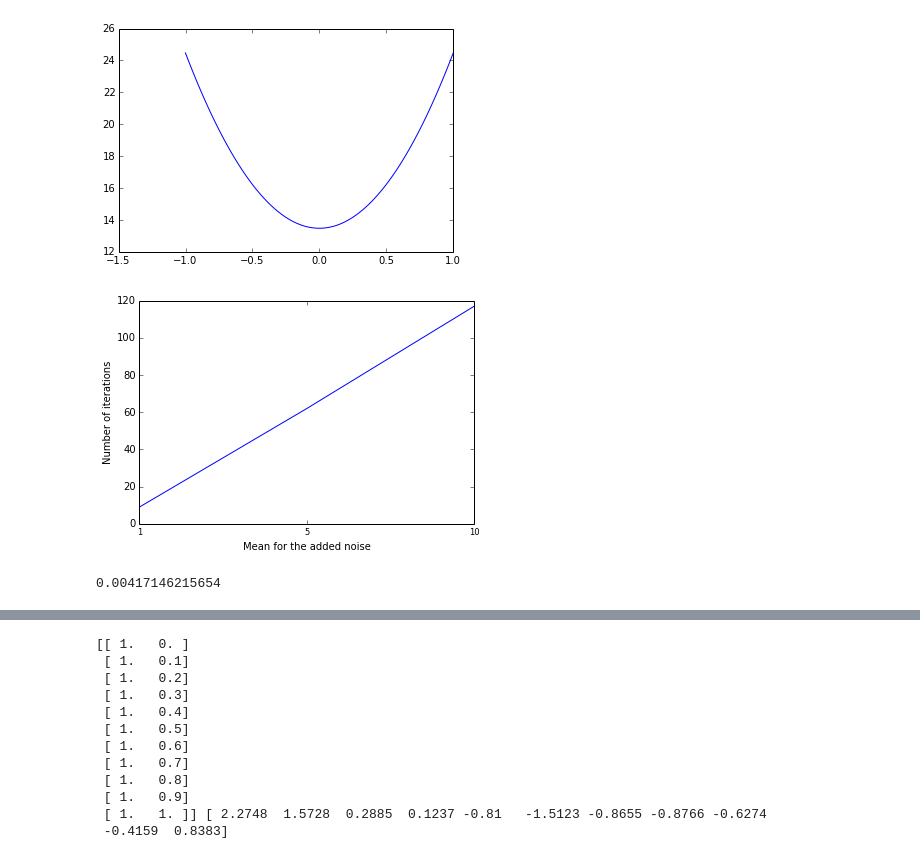
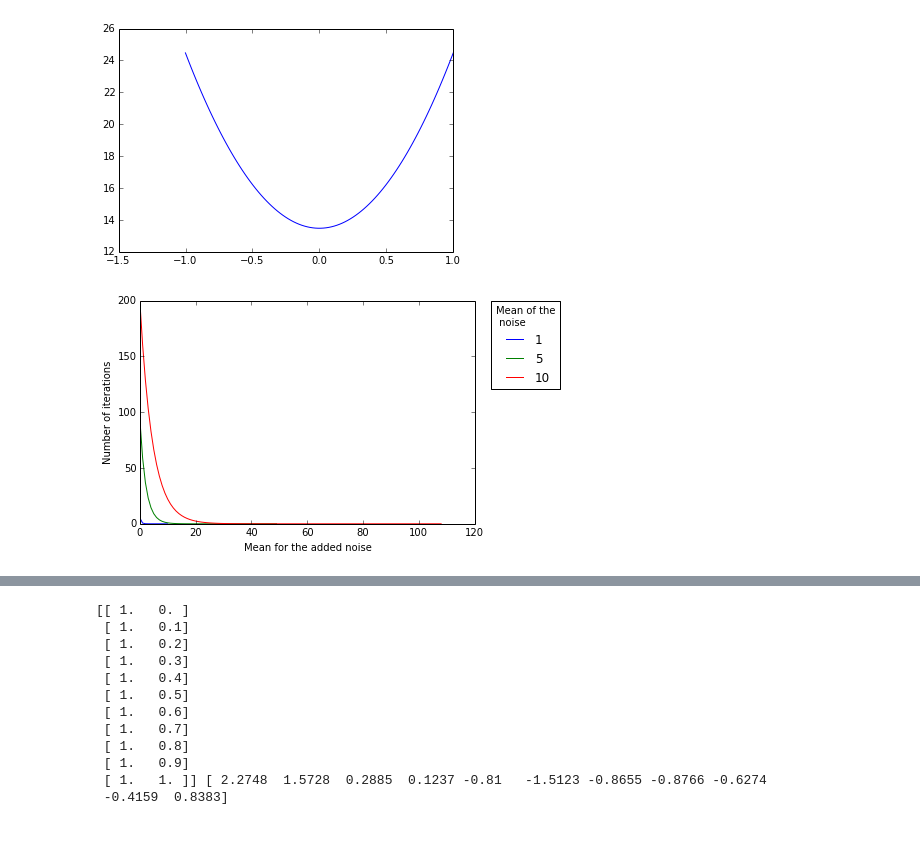
Before and after one commit to Divyagash/Class-6, a Jupyter notebook: PythonFiles/HW1.ipynb, the cells around one changed output, grey strips where cells are left out. Cells and saved outputs as stored; diff of their text form; code cells hidden in the pictures.

```diff
--- a/PythonFiles/HW1.ipynb
+++ b/PythonFiles/HW1.ipynb
@@ -872,24 +872,32 @@ SP2output =  batchGradientDiscent(SSEPolynomialBasis,SP2,step,1e-8,1000,designMa
 step = 1/np.linalg.norm(SSEPolynomialBasis(SP3,designMat,Y)[1])
 SP3output =  batchGradientDiscent(SSEPolynomialBasis,SP3,step,1e-8,1000,designMat,Y)
 
-Iterations0 = [SP1output[3],SP2output[3],SP3output[3] ]
+Iterations0 = [SP1output[1],SP2output[3],SP3output[3] ]
 
 #SP3output
+SP3output[1]
 W1 = ['1','5','10']
+Iterations0[1]
+a = SP1output[1]
+b = SP2output[1]
+c = SP3output[1]
 # %%
 #plt.plot(W1,Iterations)
-plt.plot(range(len(Iterations)),Iterations,label='$\lambda$ = 0.1')
+plt.plot(range(len(a)),a,label='1')
+plt.plot(range(len(b)),b,label='5')
+plt.plot(range(len(c)),c,label='10')
 #plt.plot(range(len(RRLambda0_5M10)),RRLambda0_5M10,label='$\lambda$ = 0.5')
 #plt.plot(range(len(RRLambda1M10)),RRLambda1M10,label='$\lambda$ = 1')
 #plt.plot(range(len(RRLambda2M10)),RRLambda2M10,label='$\lambda$ =2')
 #plt.plot(range(len(RRLambda5M10)),RRLambda5M10,label='$\lambda$ = 5')
-plt.xticks(range(len(W1)),W1, size='small')
-#plt.legend(bbox_to_anchor=(1.05, 1), loc=2, borderaxespad=0.)
+#plt.xticks(range(len(W1)),W1, size='small')
+plt.legend(bbox_to_anchor=(1.05, 1), loc=2, borderaxespad=0.,title = "Mean of the \n noise")
 plt.xlabel('Mean for the added noise')
 plt.ylabel('Number of iterations')
+#plt.yscale('log')
 plt.show()
 # %% [output]
-[figure, old version]
+[figure, new version]
 # %%
 # Generate Plots for all these
 # %%
@@ -907,16 +915,13 @@ step1Iter = []
 step2Iter = []
 step3Iter = []
 step4Iter = []
-for i in range(10):
-    SP1output =  batchGradientDiscent(SSEPolynomialBasis,SP3,step,1e-8,1000,designMat,Y)
-    SP2output =  batchGradientDiscent(SSEPolynomialBasis,SP3,step2,1e-8,1000,designMat,Y)
+#for i in range(10):
+SP1output =  batchGradientDiscent(SSEPolynomialBasis,SP3,step,1e-8,1000,designMat,Y)
+SP2output =  batchGradientDiscent(SSEPolynomialBasis,SP3,step2,1e-8,1000,designMat,Y)
 
-    SP3output =  batchGradientDiscent(SSEPolynomialBasis,SP3,step3,1e-8,1000,designMat,Y)
-    SP4output =  batchGradientDiscent(SSEPolynomialBasis,SP3,step4,1e-8,1000,designMat,Y)
-    step1Iter.append(SP1output[3])
-    step2Iter.append(SP2output[3])
-    step3Iter.append(SP3output[3])
-    step4Iter.append(SP4output[3])
+SP3output =  batchGradientDiscent(SSEPolynomialBasis,SP3,step3,1e-8,1000,designMat,Y)
+SP4output =  batchGradientDiscent(SSEPolynomialBasis,SP3,step4,1e-8,1000,designMat,Y)
+
 #SP5output =  batchGradientDiscent(SSEPolynomialBasis,SP3,step5,1e-8,1000,designMat,Y)
 #step6 = step*25
 #SP5output =  batchGradientDiscent(SSEPolynomialBasis,SP3,step6,1e-8,1000,designMat,Y)
@@ -924,6 +929,7 @@ for i in range(10):
 #SP5output =  batchGradientDiscent(SSEPolynomialBasis,SP3,step7,1e-8,1000,designMat,Y)
 #step8 = step*20
 #SP5output =  batchGradientDiscent(SSEPolynomialBasis,SP3,step8,1e-8,1000,designMat,Y)
-print step1
+a =  SP1output[1]
+b =  SP2output[1]
+c =  SP3output[1]
+d =  SP4output[1]
-# %% [output]
-0.00417146215654
```
Also changed, not shown: parts of 29 cells of this notebook.
